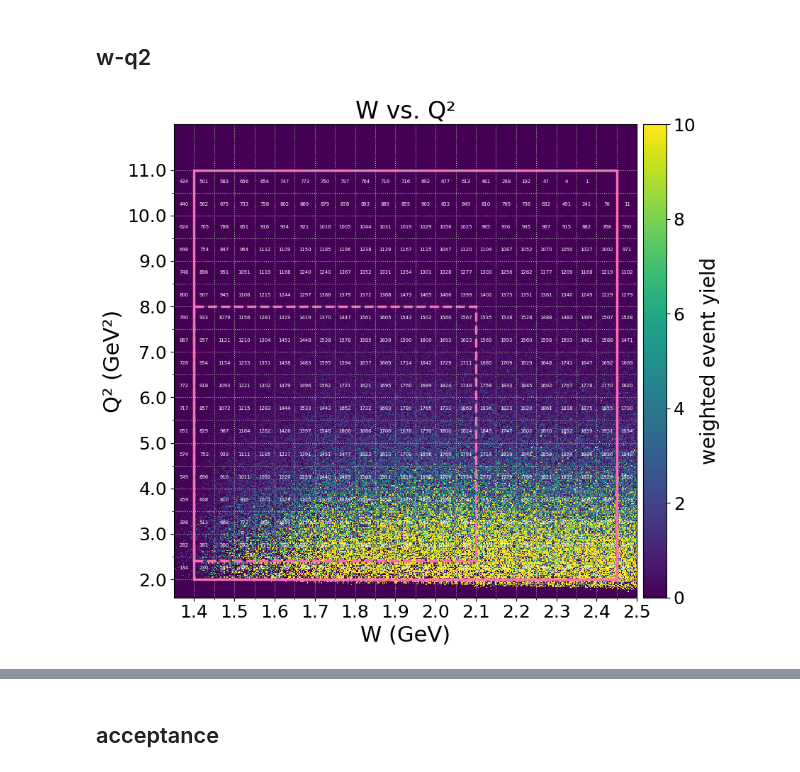
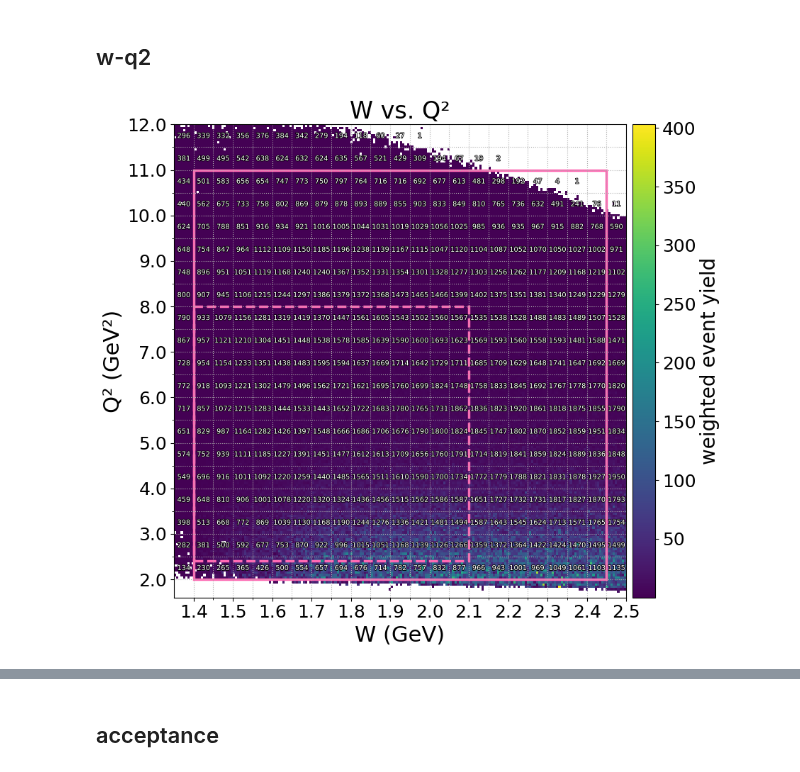
Before and after one commit to aosmond23/clas12, a Jupyter notebook: python/acceptance_etc_v4.ipynb, the cells around one changed output, grey strips where cells are left out. Cells and saved outputs as stored; diff of their text form; code cells hidden in the pictures.

```diff
--- a/python/acceptance_etc_v4.ipynb
+++ b/python/acceptance_etc_v4.ipynb
@@ -124,7 +123,7 @@ sim_rec_dataset.tail(3)
 # define W-Q² bins
 # %%
 # w-q2 ranges
-sim_10_6gev_q2bins = np.arange(2.0, 11.1, 0.5)
+sim_10_6gev_q2bins = np.arange(2.0, 12.1, 0.5)
 sim_22gev_q2bins = np.arange(2.0, 30.1, 0.5)
 
 sim_10_6gev_q2bins_fixed = [2.0,2.4,3.0,3.5,4.2,5.0,6.0,7.0,8.0,9.0,10.0,11.0] #,12.0]
@@ -139,7 +138,7 @@ bin_x = np.arange(1.4, 2.451, 0.05)
 
 major_xticks = np.round(np.arange(1.4, 2.45 + 1e-6, 0.1), 2)
 sim_22_major_yticks = np.arange(2.0, 30.1, 2.0)
-sim_10_6_major_yticks = np.arange(2.0, 11.1, 1.0)
+sim_10_6_major_yticks = np.arange(2.0, 12.1, 1.0)
 
 major_yticks = sim_10_6_major_yticks
 
@@ -462,8 +461,8 @@ Number of rows in combined.csv :  377
 w_range = np.append(np.arange(1.35, 2.5, 0.05), 2.5)
 
 # ###### fine bins
-n_w_bins  = 500  #500
-n_q2_bins = 500
+n_w_bins  = 200  #500
+n_q2_bins = 200
 
 w_min, w_max   = 1.35, 2.50
 # q2_min, q2_max = 1.6, 12.0
@@ -484,8 +483,37 @@ weights = df.loc[mask, "weight"].to_numpy()
 colorbar_max = 10
 
 # 2D histogram — color represents event density
-# h = ax.hist2d(w_vals, q2_vals, bins=[fine_bin_x, fine_bin_y], cmap='viridis', cmin=1E-300, weights=weights, density=False)
-h = ax.hist2d(w_vals, q2_vals, bins=[fine_bin_x, fine_bin_y], cmap='viridis', cmin=0, weights=weights, vmax=colorbar_max, density=False)
+h = ax.hist2d(w_vals, q2_vals, bins=[fine_bin_x, fine_bin_y], cmap='viridis', cmin=1E-300, weights=weights, density=False)
+# h = ax.hist2d(w_vals, q2_vals, bins=[fine_bin_x, fine_bin_y], cmap='viridis', cmin=0, weights=weights, vmax=colorbar_max, density=False)
+
+# yield_hist, _, _ = np.histogram2d(
+#     w_vals,
+#     q2_vals,
+#     bins=[w_range, bin_y],
+#     weights=weights
+# )
+
+# for i in range(len(w_range) - 1):
+#     for j in range(len(bin_y) - 1):
+
+#         event_yield = yield_hist[i, j]
+
+#         if event_yield > 0:
+#             w_center = 0.5 * (w_range[i] + w_range[i+1])
+#             q2_center = 0.5 * (bin_y[j] + bin_y[j+1])
+
+#             ax.text(
+#                 w_center,
+#                 q2_center,
+#                 f"{event_yield:.2f}",
+#                 ha="center",
+#                 va="center",
+#                 fontsize=5,
+#                 color="white",
+#                 path_effects=[
+#                     pe.withStroke(linewidth=1.2, foreground="black")
+#                 ]
+#             )
 
 # Count events in the analysis W-Q² bins (unweighted)
 count_hist, _, _ = np.histogram2d(
@@ -511,8 +539,8 @@ for i in range(len(w_range) - 1):
                 f"{count}",
                 ha="center",
                 va="center",
-                fontsize=5,
-                color="white"
+                fontsize=7,
+                color="white",
                 path_effects=[
                     pe.withStroke(linewidth=1.2, foreground="black")
                 ]
@@ -544,31 +572,31 @@ ax.yaxis.set_major_formatter(FormatStrFormatter('%.1f'))
 
 # Define analyzed range
 w_min_analyzed, w_max_analyzed = 1.4, 2.45
 q2_min_analyzed, q2_max_analyzed = 2.0, 11.0
 
 # Create a red rectangle
 rect = patches.Rectangle(
     (w_min_analyzed, q2_min_analyzed),  # bottom-left corner
     w_max_analyzed - w_min_analyzed,    # width
     q2_max_analyzed - q2_min_analyzed,  # height
     linewidth=2.5, edgecolor='hotpink', alpha=1.0, facecolor='none')
 
 # Define analyzed range
 w_min_analyzed_krishna, w_max_analyzed_krishna = 1.4, 2.10
 q2_min_analyzed_krishna, q2_max_analyzed_krishna = 2.4, 8.0
 
 # Create a red rectangle
 rect_krishna = patches.Rectangle(
     (w_min_analyzed_krishna, q2_min_analyzed_krishna),  # bottom-left corner
     w_max_analyzed_krishna - w_min_analyzed_krishna,    # width
     q2_max_analyzed_krishna - q2_min_analyzed_krishna,  # height
     linewidth=2.5, edgecolor='hotpink', alpha=1.0, linestyle='--', facecolor='none')
 
 # Add rectangle to the axes
 ax.add_patch(rect)
 ax.add_patch(rect_krishna)
 
 plt.tight_layout()
 plt.show()
 # %% [output]
-[figure, old version]
+[figure, new version]
```
Also changed, not shown: parts of 12 cells of this notebook, 11 other files.
